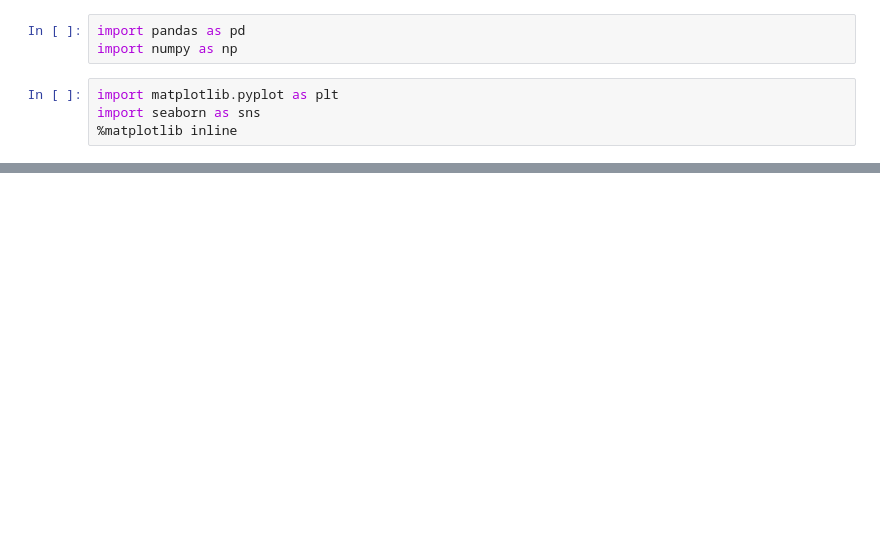
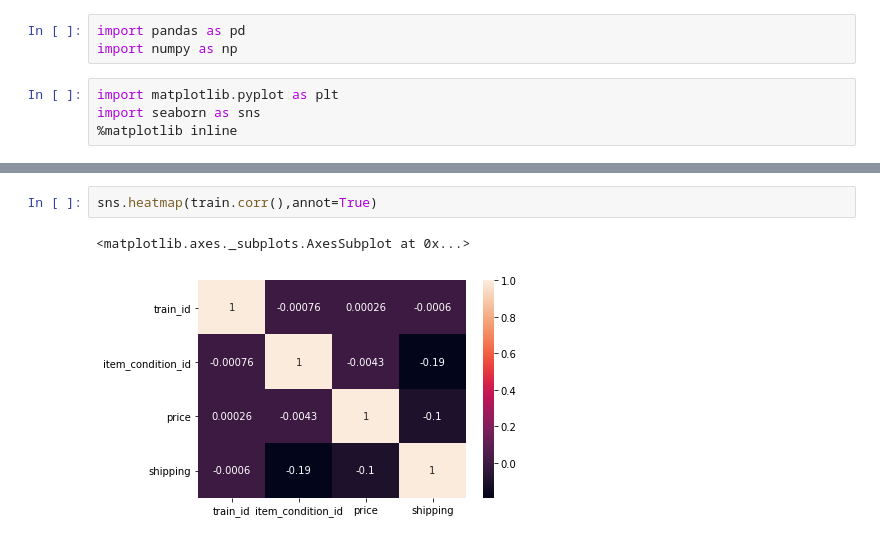
Before and after one commit to M-Younus/Mercari-Price-Suggestion-Challenge, a Jupyter notebook: main.ipynb, the cells around one changed output, grey strips where cells are left out. Drawn from its saved outputs; the diff is of its cells as text; blank space fills up the shorter version.

```diff
--- a/main.ipynb
+++ b/main.ipynb
@@ -32,0 +85,5 @@ memory usage: 90.5+ MB
+# %%
+sns.heatmap(train.corr(),annot=True)
+# %% [output]
+<matplotlib.axes._subplots.AxesSubplot at 0x...>
+[figure, added]
```
Also changed, not shown: parts of 13 cells of this notebook.
